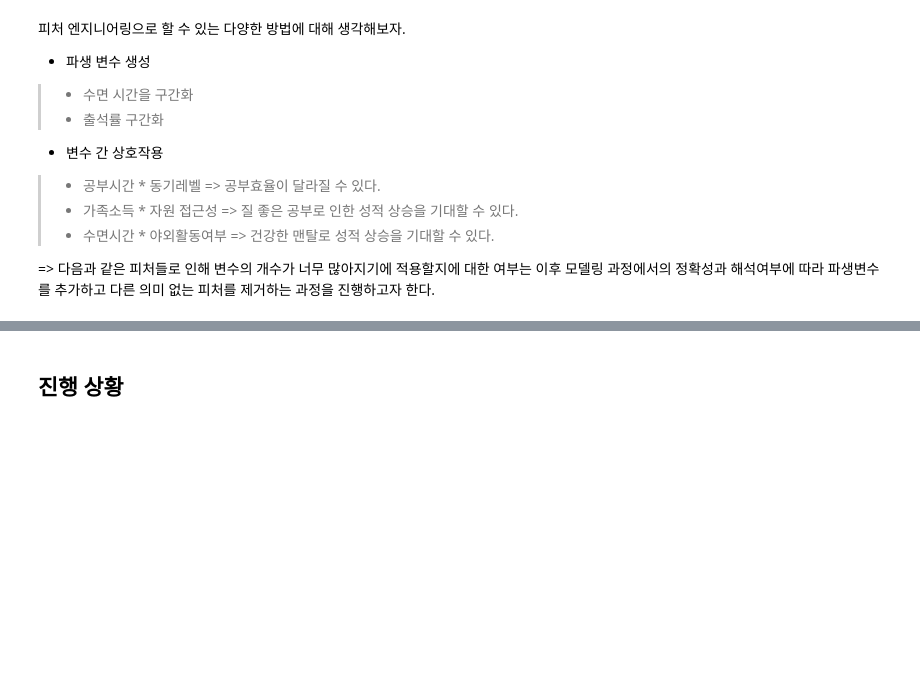
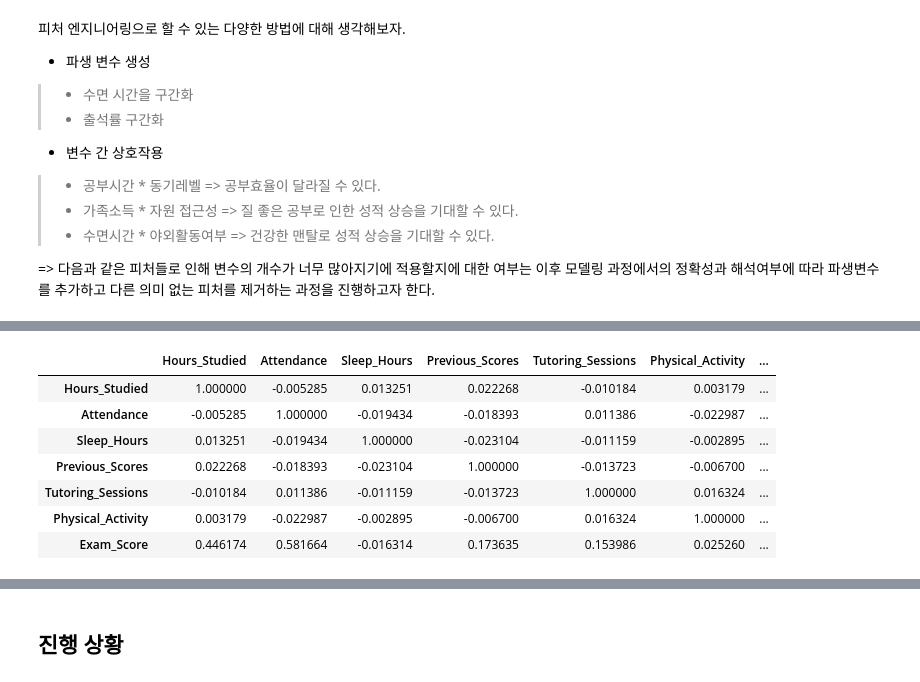
Before and after one commit to team-epoch/EPOCH_4th_TASK, a Jupyter notebook: 4th_TASK/DevelopTeam/Pilot/week2/4기_박정민.ipynb, the cells around one changed output, grey strips where cells are left out. Saved outputs shown, nothing was run; the diff lists cells and outputs as text; code cells hidden in the pictures; blank space fills up the shorter version.

```diff
--- a/4th_TASK/DevelopTeam/Pilot/week2/4기_박정민.ipynb
+++ b/4th_TASK/DevelopTeam/Pilot/week2/4기_박정민.ipynb
@@ -466,0 +477,11 @@ print("테스트 데이터 shape:", X_test_scaled.shape)
+# %%
+df_clean[num_cols].corr(numeric_only=True)  # 원본 데이터 상관관계 확인
+# %% [output]
+|  | Hours_Studied | Attendance | Sleep_Hours | Previous_Scores | Tutoring_Sessions | Physical_Activity | ... |
+| Hours_Studied | 1.000000 | -0.005285 | 0.013251 | 0.022268 | -0.010184 | 0.003179 | ... |
+| Attendance | -0.005285 | 1.000000 | -0.019434 | -0.018393 | 0.011386 | -0.022987 | ... |
+| Sleep_Hours | 0.013251 | -0.019434 | 1.000000 | -0.023104 | -0.011159 | -0.002895 | ... |
+| Previous_Scores | 0.022268 | -0.018393 | -0.023104 | 1.000000 | -0.013723 | -0.006700 | ... |
+| Tutoring_Sessions | -0.010184 | 0.011386 | -0.011159 | -0.013723 | 1.000000 | 0.016324 | ... |
+| Physical_Activity | 0.003179 | -0.022987 | -0.002895 | -0.006700 | 0.016324 | 1.000000 | ... |
+| Exam_Score | 0.446174 | 0.581664 | -0.016314 | 0.173635 | 0.153986 | 0.025260 | ... |
```
Also changed, not shown: parts of 9 cells of this notebook.
